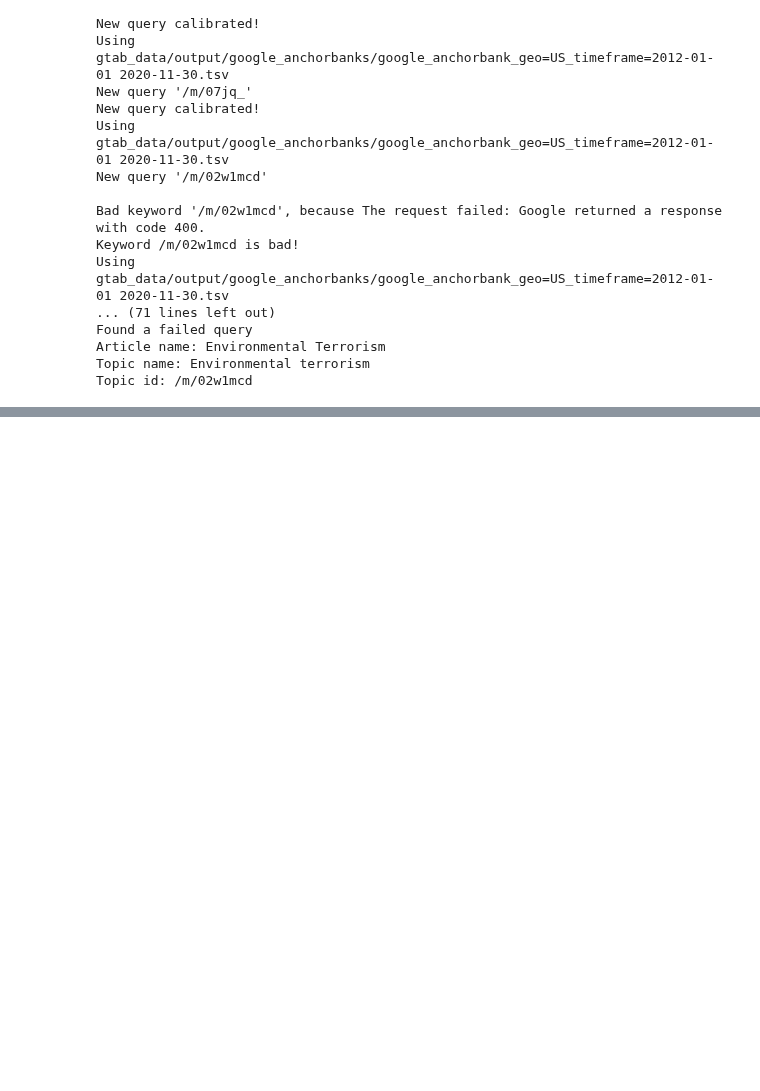
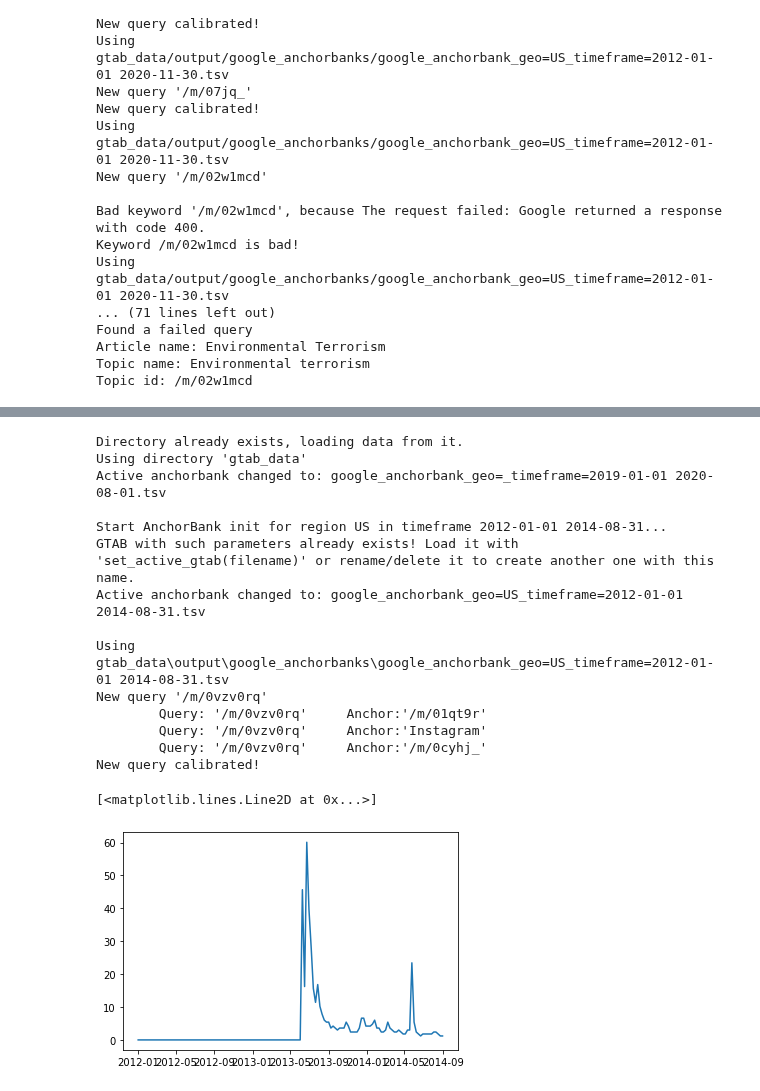
Before and after one commit to epfl-ada/ada-2020-project-milestone-p3-p3_pada1, a Jupyter notebook: scrapping.ipynb, the cells around one changed output, grey strips where cells are left out. Drawn from its saved outputs; the diff is of its cells as text; code cells hidden in the pictures; blank space fills up the shorter version.

Commit message:
added code for making the snowden graph

```diff
--- a/scrapping.ipynb
+++ b/scrapping.ipynb
@@ -385,0 +388,33 @@ top_30_terrorism_df.to_pickle(data_path+"top_30_terrorism_present.pkl")
+# %%
+import matplotlib.pyplot as plt
+start_timeframe = "2012-01-01"
+end_timeframe   = "2014-08-31" #TODO: si cest borne inclu (ca a l'air detre le cas) sinon =>"2014-09-01"
+timeframe = start_timeframe + " " + end_timeframe
+
+# We choose the US geolocalisation because categories are from the DHS
+geo = "US" # empty string corresponds to worldwide
+
+t = create_and_set_gtab(start_timeframe, end_timeframe, geo)
+
+# Found topic by using google trends with the topic: Edward Snowden
+snowden_topic = "/m/0vzv0rq"
+snowden_topic_query = t.new_query(snowden_topic)
+
+plt.plot(snowden_topic_query.max_ratio)
+# %% [output]
+Directory already exists, loading data from it.
+Using directory 'gtab_data'
+Active anchorbank changed to: google_anchorbank_geo=_timeframe=2019-01-01 2020-08-01.tsv
+
+Start AnchorBank init for region US in timeframe 2012-01-01 2014-08-31...
+GTAB with such parameters already exists! Load it with 'set_active_gtab(filename)' or rename/delete it to create another one with this name.
+Active anchorbank changed to: google_anchorbank_geo=US_timeframe=2012-01-01 2014-08-31.tsv
+
+Using gtab_data\output\google_anchorbanks\google_anchorbank_geo=US_timeframe=2012-01-01 2014-08-31.tsv
+New query '/m/0vzv0rq'
+        Query: '/m/0vzv0rq'     Anchor:'/m/01qt9r'
+        Query: '/m/0vzv0rq'     Anchor:'Instagram'
+        Query: '/m/0vzv0rq'     Anchor:'/m/0cyhj_'
+New query calibrated!
+[<matplotlib.lines.Line2D at 0x...>]
+[figure, added]
```
Also changed, not shown: parts of 2 cells of this notebook, 1 other file.
